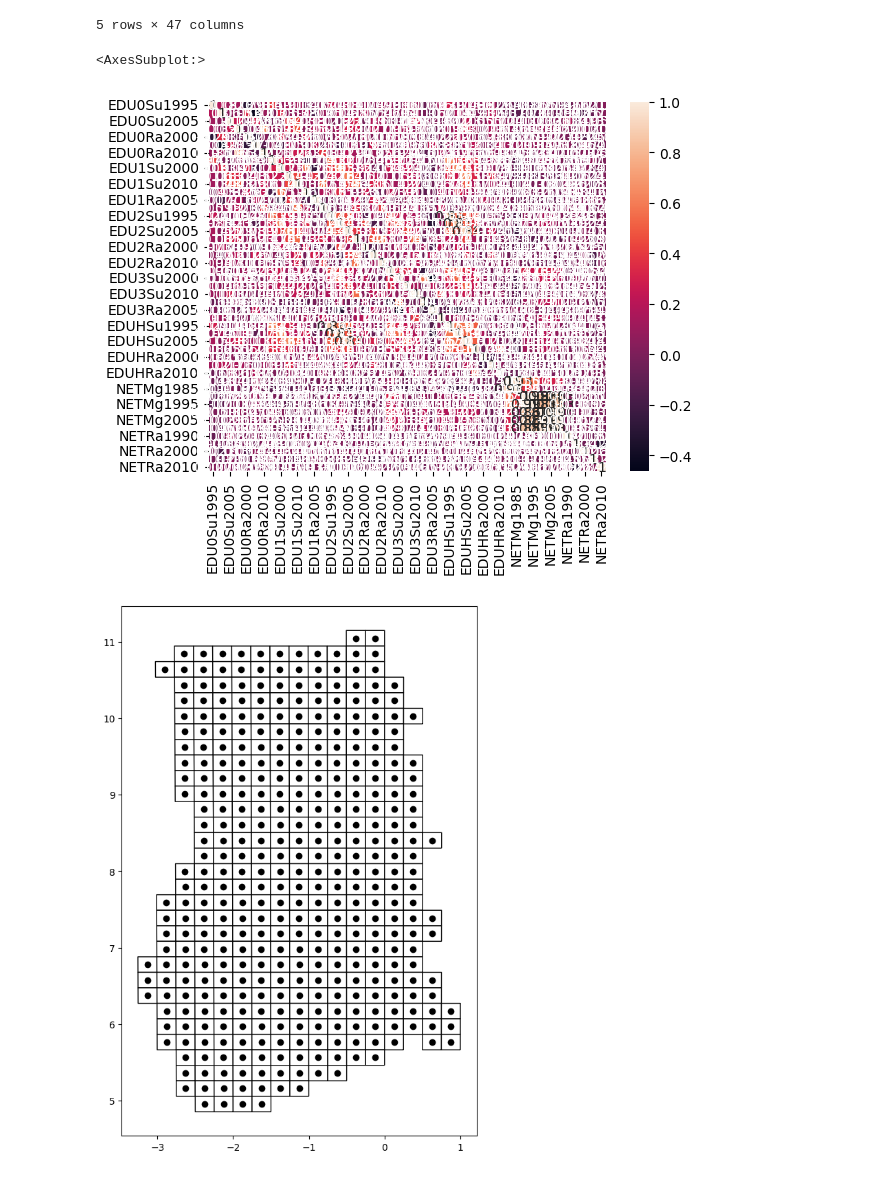
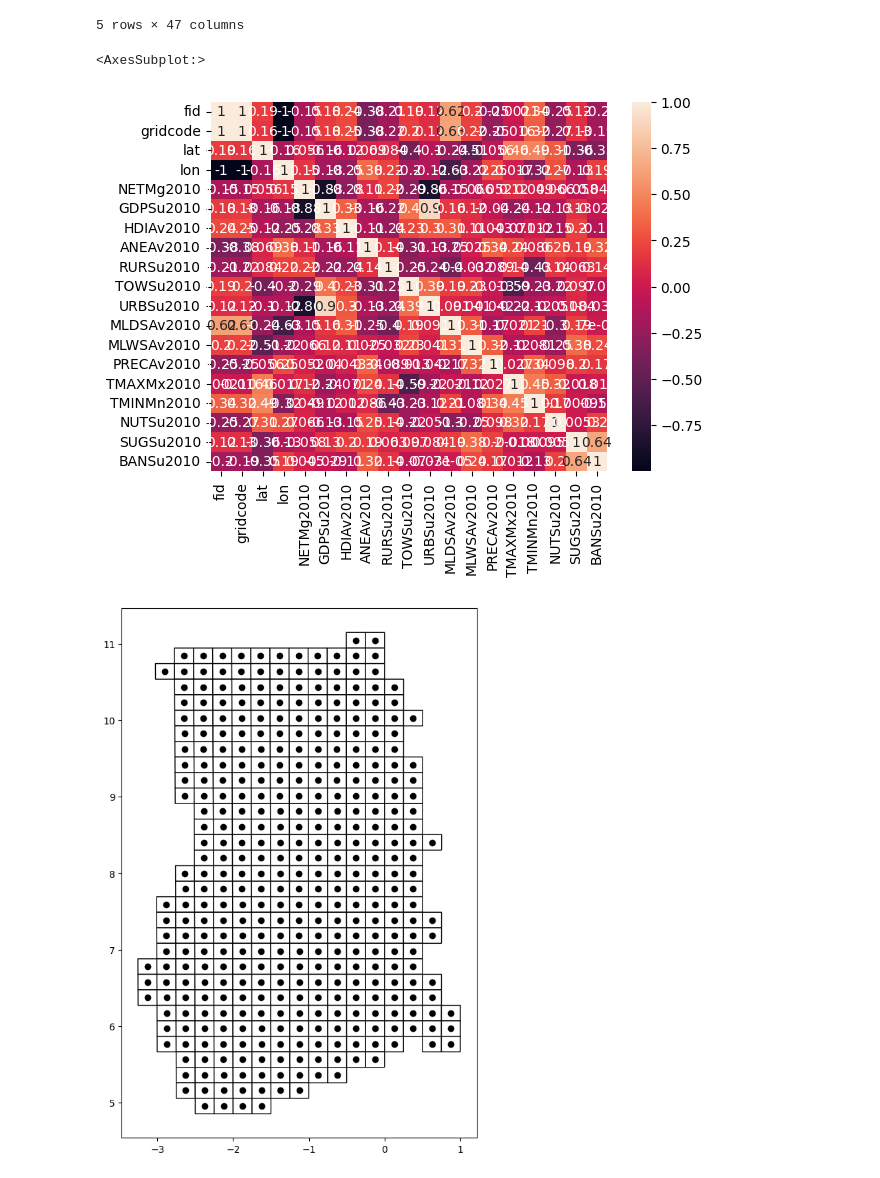
Before and after one commit to hylodata/MEMO, a Jupyter notebook: MGWR.ipynb, the cells around one changed output. Drawn from its saved outputs; the diff is of its cells as text; code cells hidden in the pictures.

Commit message:
update modeling notebook

```diff
--- a/MGWR.ipynb
+++ b/MGWR.ipynb
@@ -58,3 +58,5 @@ warnings.filterwarnings('ignore')
 # %%
 ghana_raw = pd.read_csv("~/Documents/Research/Infovis/Geospatial/Ghana/ghana.csv")
+# %%
+americas_raw = pd.read_csv("~/Documents/Research/CERC Migration/MEMO/QGIS Files/Americas/CentralAmericaModeling_CSV_Input_File.csv")
 # %%
@@ -100,9 +113,9 @@ ghana_subset.head()
 5 rows × 47 columns
 # %%
 import seaborn as sns
-sns.heatmap(ghana_subset.corr(), annot=True)
+sns.heatmap(americas_raw.corr(), annot=True)
 # %% [output]
 <AxesSubplot:>
-[figure, old version]
+[figure, new version]
 # %%
 # load Ghana MGWR dataset
```
Also changed, not shown: parts of 29 cells of this notebook.
